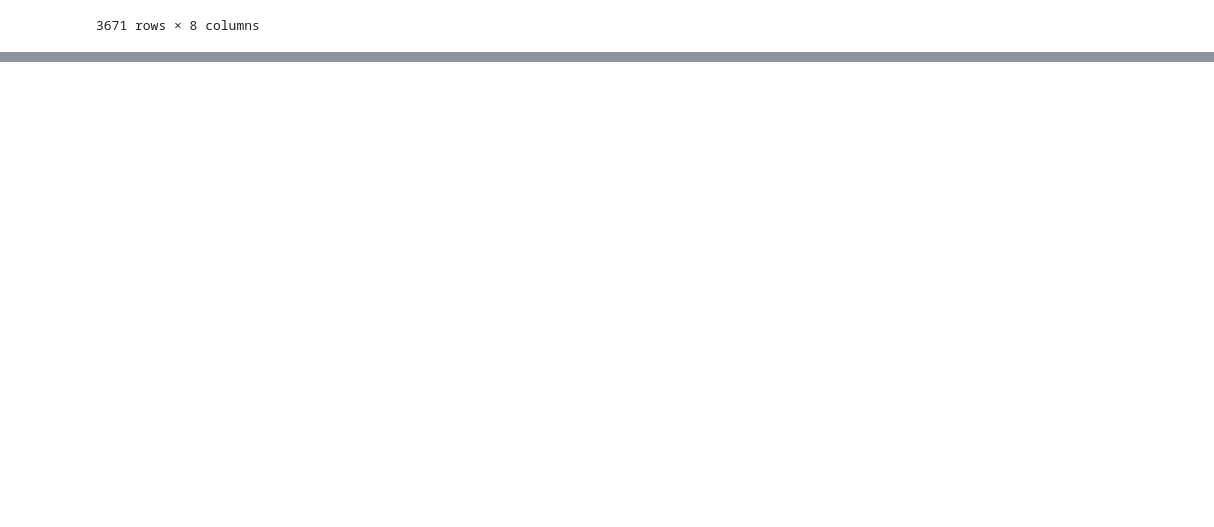
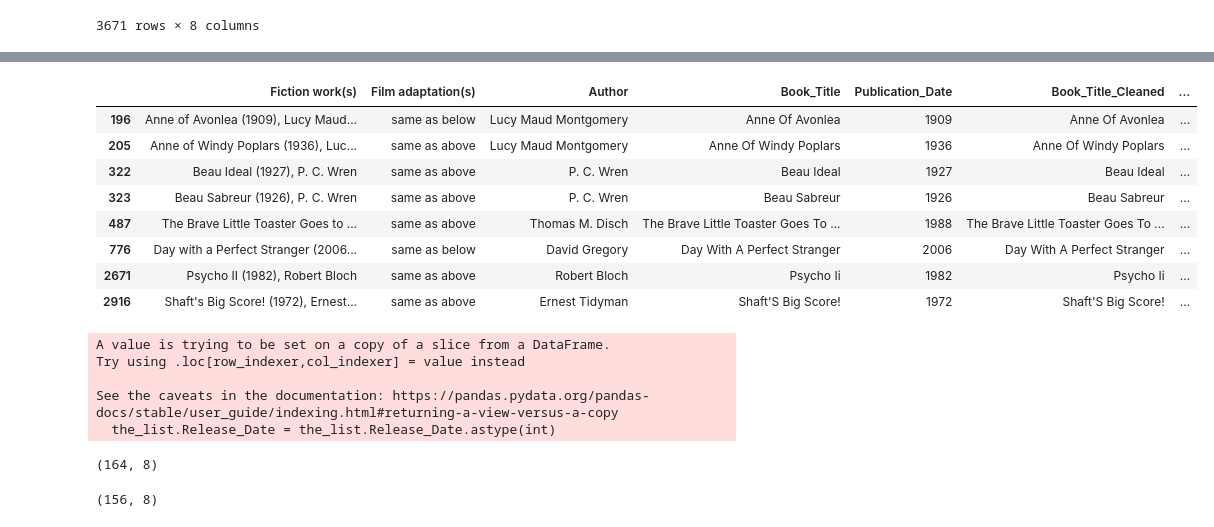
Before and after one commit to BigECire/eric-capstone, a Jupyter notebook: notebooks/Untitled.ipynb, the cells around one changed output, grey strips where cells are left out. Drawn from its saved outputs; the diff is of its cells as text; code cells hidden in the pictures; blank space fills up the shorter version.

```diff
--- a/notebooks/Untitled.ipynb
+++ b/notebooks/Untitled.ipynb
@@ -510,0 +550,12 @@ for ind, row in list_raw.iterrows():
+# %%
+list_raw.loc[((list_raw['Film adaptation(s)'] == 'same as below') | (list_raw['Film adaptation(s)'] == 'same as above'))]
+# %% [output]
+|  | Fiction work(s) | Film adaptation(s) | Author | Book_Title | Publication_Date | Book_Title_Cleaned | ... |
+| 196 | Anne of Avonlea (1909), Lucy Maud... | same as below | Lucy Maud Montgomery | Anne Of Avonlea | 1909 | Anne Of Avonlea | ... |
+| 205 | Anne of Windy Poplars (1936), Luc... | same as above | Lucy Maud Montgomery | Anne Of Windy Poplars | 1936 | Anne Of Windy Poplars | ... |
+| 322 | Beau Ideal (1927), P. C. Wren | same as above | P. C. Wren | Beau Ideal | 1927 | Beau Ideal | ... |
+| 323 | Beau Sabreur (1926), P. C. Wren | same as above | P. C. Wren | Beau Sabreur | 1926 | Beau Sabreur | ... |
+| 487 | The Brave Little Toaster Goes to ... | same as above | Thomas M. Disch | The Brave Little Toaster Goes To ... | 1988 | The Brave Little Toaster Goes To ... | ... |
+| 776 | Day with a Perfect Stranger (2006... | same as below | David Gregory | Day With A Perfect Stranger | 2006 | Day With A Perfect Stranger | ... |
+| 2671 | Psycho II (1982), Robert Bloch | same as above | Robert Bloch | Psycho Ii | 1982 | Psycho Ii | ... |
+| 2916 | Shaft's Big Score! (1972), Ernest... | same as above | Ernest Tidyman | Shaft'S Big Score! | 1972 | Shaft'S Big Score! | ... |
@@ -510,0 +564,18 @@ for ind, row in list_raw.iterrows():
+# %%
+the_list.Release_Date = the_list.Release_Date.astype(int)
+# %% [output]
+A value is trying to be set on a copy of a slice from a DataFrame.
+Try using .loc[row_indexer,col_indexer] = value instead
+
+See the caveats in the documentation: https://pandas.pydata.org/pandas-docs/stable/user_guide/indexing.html#returning-a-view-versus-a-copy
+  the_list.Release_Date = the_list.Release_Date.astype(int)
+# %%
+the_list = the_list[the_list.Release_Date > 2015]
+the_list.shape
+# %% [output]
+(164, 8)
+# %%
+the_list = the_list[~(the_list.Publication_Date == 'unknown')]
+the_list.shape
+# %% [output]
+(156, 8)
```
Also changed, not shown: parts of 9 cells of this notebook.
